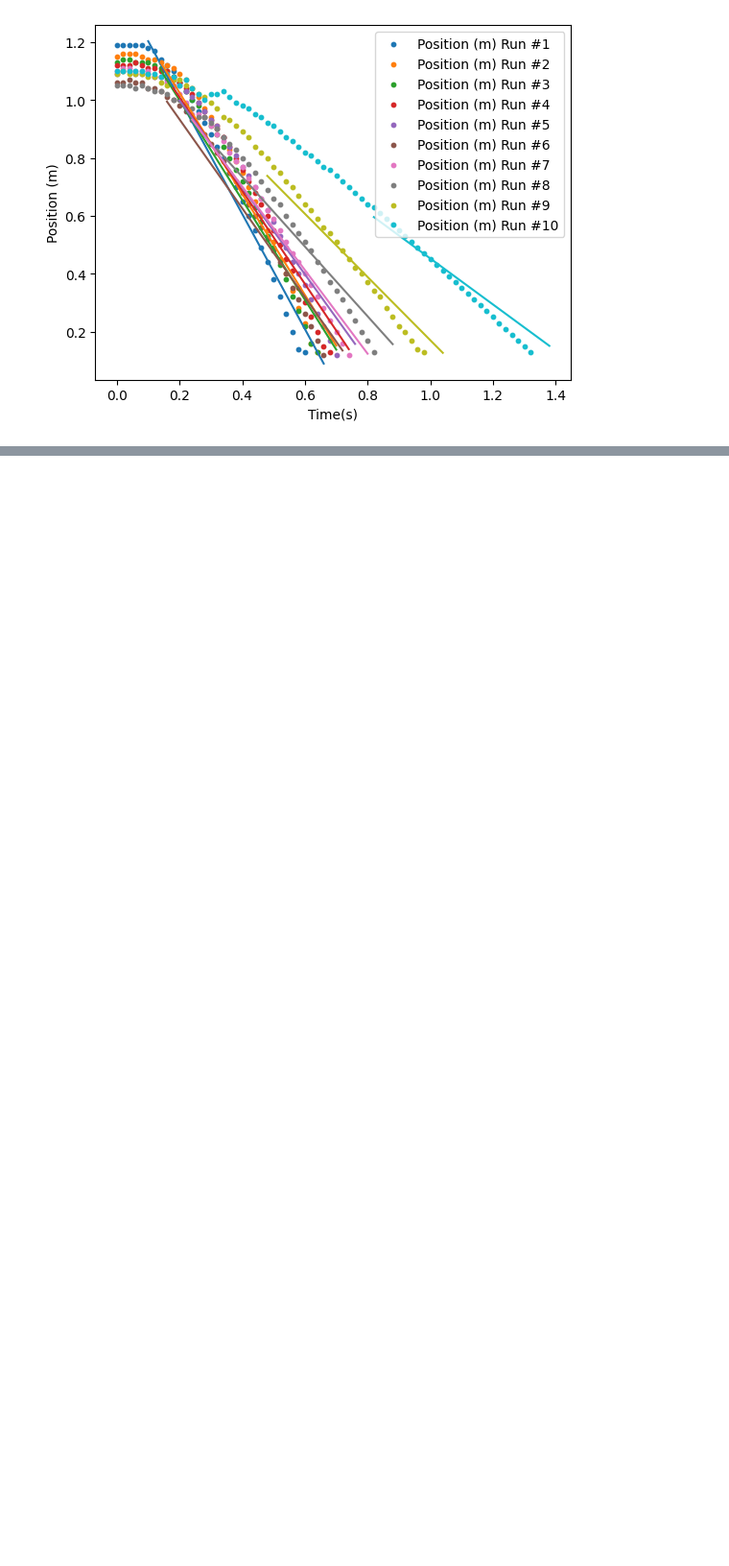
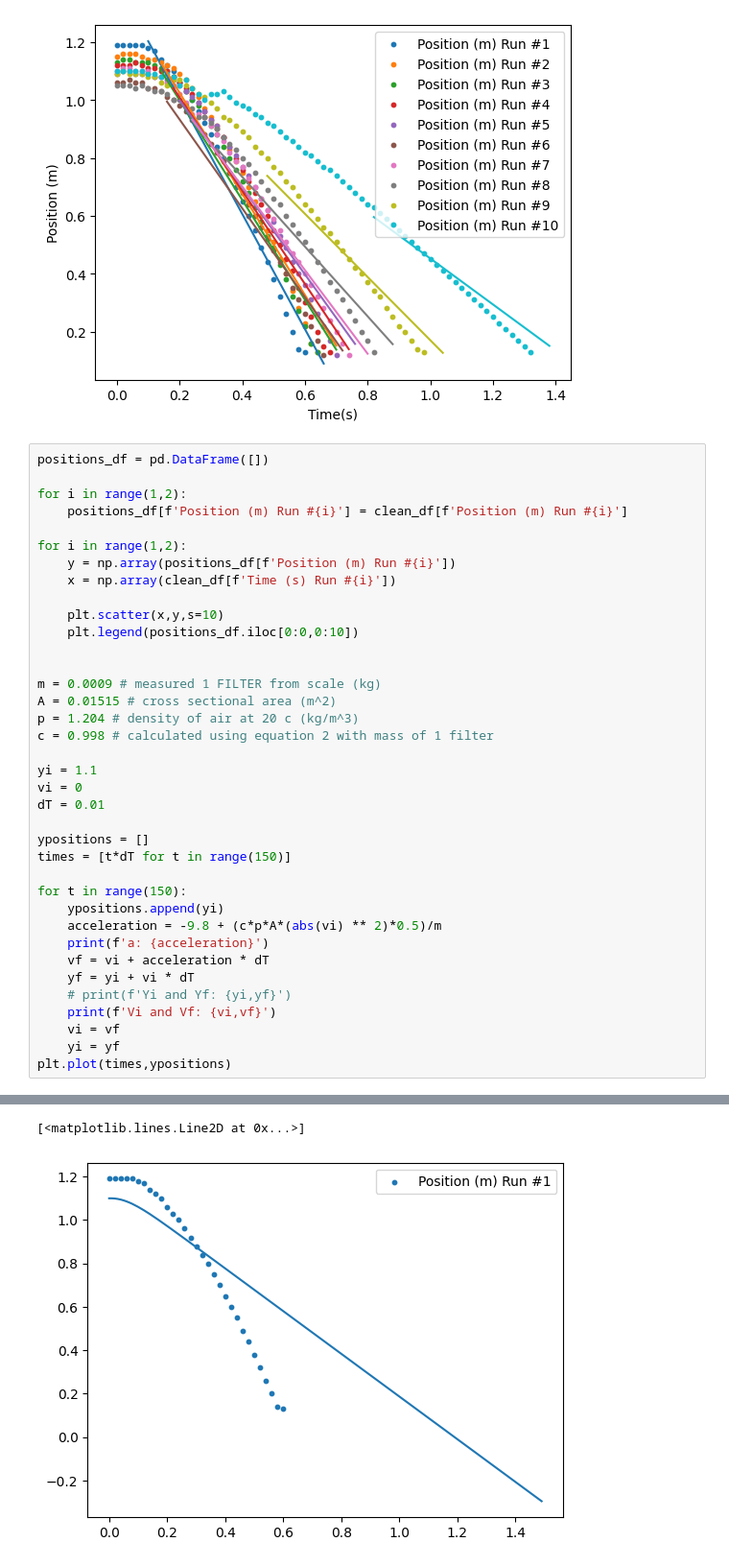
Before and after one commit to LoganHFink/SF-2, a Jupyter notebook: Assignment 1/assign1.ipynb, the cells around one changed output, grey strips where cells are left out. Shown at 96% size. Saved outputs shown, nothing was run; the diff lists cells and outputs as text; blank space fills up the shorter version.

```diff
--- a/Assignment 1/assign1.ipynb
+++ b/Assignment 1/assign1.ipynb
@@ -399,3 +413,41 @@ for i in range(1,11):
 plt.show()
 # %% [output]
 [figure]
+# %%
+positions_df = pd.DataFrame([])
+
+for i in range(1,2):
+    positions_df[f'Position (m) Run #{i}'] = clean_df[f'Position (m) Run #{i}']
+
+for i in range(1,2):
+    y = np.array(positions_df[f'Position (m) Run #{i}'])
+    x = np.array(clean_df[f'Time (s) Run #{i}'])
+
+    plt.scatter(x,y,s=10)
+    plt.legend(positions_df.iloc[0:0,0:10])
+
+
+m = 0.0009 # measured 1 FILTER from scale (kg)
+A = 0.01515 # cross sectional area (m^2)
+p = 1.204 # density of air at 20 c (kg/m^3)
+c = 0.998 # calculated using equation 2 with mass of 1 filter
+
+yi = 1.1
+vi = 0
+dT = 0.01
+
+ypositions = []
+times = [t*dT for t in range(150)]
+
+for t in range(150):
+    ypositions.append(yi)
+    acceleration = -9.8 + (c*p*A*(abs(vi) ** 2)*0.5)/m
+    print(f'a: {acceleration}')
+    vf = vi + acceleration * dT
+    yf = yi + vi * dT
+    # print(f'Yi and Yf: {yi,yf}')
+    print(f'Vi and Vf: {vi,vf}')
+    vi = vf
+    yi = yf
+plt.plot(times,ypositions)
+# %% [output]
@@ -401,0 +471,2 @@ plt.show()
+[<matplotlib.lines.Line2D at 0x...>]
+[figure, added]
```
Also changed, not shown: parts of 3 cells of this notebook.
